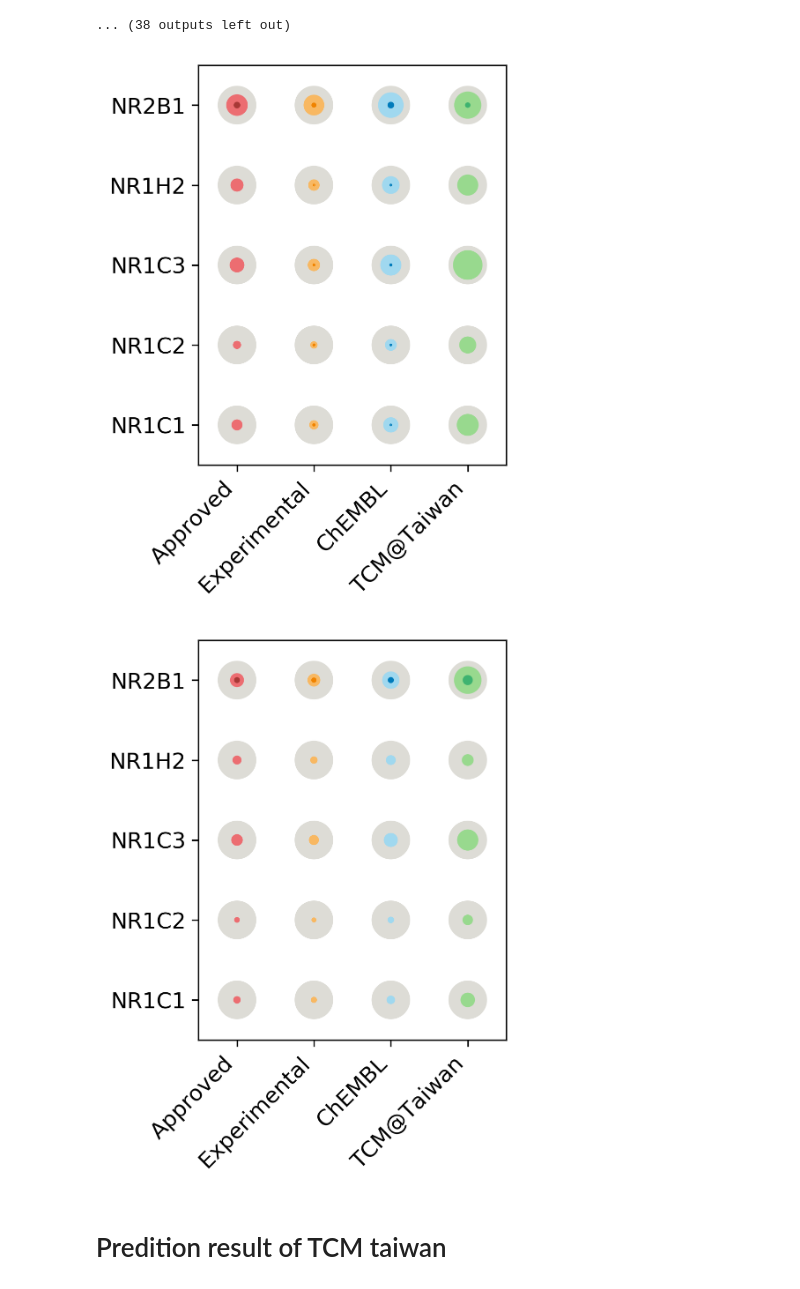
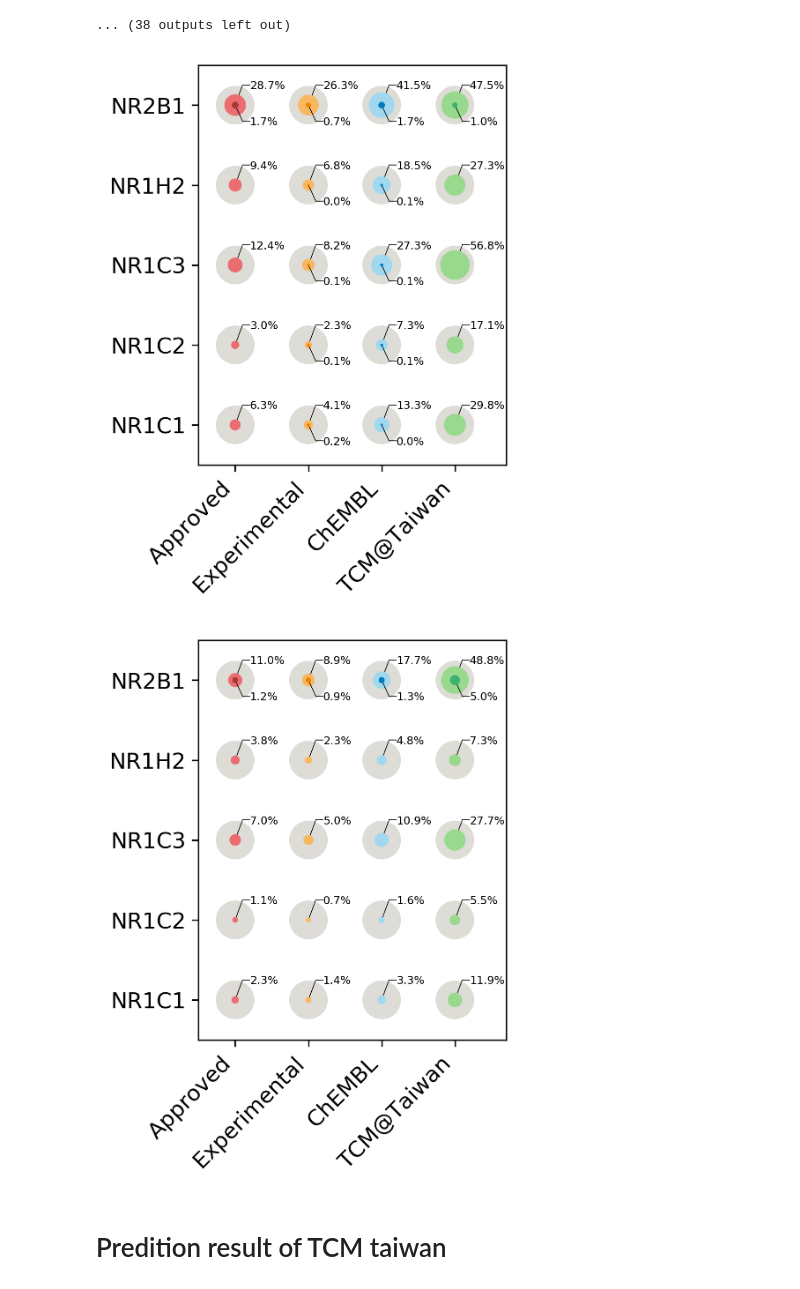
Before and after one commit to dfwlab/pisnrs, a Jupyter notebook: Notebooks/6. Testing in external databases_result.ipynb, the cells around one changed output. Drawn from its saved outputs; the diff is of its cells as text; code cells hidden in the pictures.

```diff
--- a/Notebooks/6. Testing in external databases_result.ipynb
+++ b/Notebooks/6. Testing in external databases_result.ipynb
@@ -152,14 +102,0 @@ TCM_Taiwan_rof.head(2)
-# %%
-for p in Pro_in_DB:
-    for res, rof_res in [(approved_drug_probs, approved_drug_rof),
-                         (experimental_drug_probs, experimental_drug_rof),
-                         (chembl_random_probs, chembl_random_rof),
-                         (TCM_Taiwan_probs, TCM_Taiwan_rof)]:
-        ligands = res.loc[res['PID']==p, 'ID'].values
-        rofs = np.array([(rof_res.loc[l, ['Hdonors', 'Hacceptors', 'Weight', 'Logp',
-                                          'rotableBonds']].values+0.0).sum()==5 for l in ligands])
-        values = res.loc[res['PID']==p, 'Prob'].values
-
-        pos_ligands = (rofs+0.0)*((values>=0.5)+0.0)
-        p, len(values), (values>=0.5).sum(), (values>=0.5).sum()/float(len(values))
-        p, len(values), pos_ligands.sum(), pos_ligands.sum()/float(len(values))
@@ -284,36 +207,52 @@ scaffold_res7
 # %%
 ligand_res5 = ligand_res5.loc[Pro_in_model, :]
 ligand_res7 = ligand_res7.loc[Pro_in_model, :]
 
 colors5 = ['#ec6d71', '#f8b862', '#a0d8ef', '#98d98e']
 colors7 = ['#a73836', '#f08300', '#007bbb', '#3eb370']
 color_map5 = []
 plot_data5 = []
 for i in range(ligand_res5.shape[1]):
     for j in range(ligand_res5.shape[0]):
         plot_data5.append([i, j, ligand_res5.iloc[j, i], 1.0])
         color_map5.append(colors5[i])
 plot_data5 = np.array(plot_data5)
 
 plot_data7 = []
 color_map7 = []
 for i in range(ligand_res7.shape[1]):
     for j in range(ligand_res7.shape[0]):
         plot_data7.append([i, j, ligand_res7.iloc[j, i], 1.0])
         color_map7.append(colors7[i])
 plot_data7 = np.array(plot_data7)
 
 _ = plt.figure(1, (3, 4), dpi=300)
 _ = plt.scatter(plot_data5[:, 0], plot_data5[:, 1], s=plot_data5[:, 3]*400, zorder=0, color='#dddcd6')
 _ = plt.scatter(plot_data5[:, 0], plot_data5[:, 1], s=plot_data5[:, 2]*400, zorder=10, color=color_map5)
-_ = plt.scatter(plot_data7[:, 0], plot_data7[:, 1], s=plot_data7[:, 2]*400, zorder=11, color=color_map7)
+_ = plt.scatter(plot_data7[:, 0], plot_data7[:, 1], s=plot_data7[:, 2]*400, zorder=15, color=color_map7)
+for l in range(len(plot_data5)):
+    i = plot_data5[l, 0]
+    j = plot_data5[l, 1]
+    v1 = plot_data5[l, 2]
+    value1 = "{:.1f}%".format(v1*100)
+    v2 = plot_data7[l, 2]
+    value2 = "{:.1f}%".format(v2*100)
+    if v1!=0:
+        _ = plt.annotate(value1, xy=(i+0.2, j+0.2), zorder=18, fontsize=6)
+        _ = plt.plot([i+0.2, i+0.1], [j+0.25, j+0.25], c='k', lw=0.4, zorder=8)
+        _ = plt.plot([i+0.0, i+0.1], [j+0.0, j+0.25], c='k', lw=0.4, zorder=8)
+    if v2!=0:
+        _ = plt.annotate(value2, xy=(i+0.2, j-0.25), zorder=18, fontsize=6)
+        _ = plt.plot([i+0.2, i+0.1], [j-0.2, j-0.2], c='k', lw=0.4, zorder=12)
+        _ = plt.plot([i+0.0, i+0.1], [j+0.0, j-0.2], c='k', lw=0.4, zorder=12)
+
 _ = plt.yticks(range(ligand_res5.shape[0]), list(ligand_res5.index), fontsize=12)
 _ = plt.xticks([0, 1, 2, 3], list(ligand_res5.columns), rotation=45, ha='right', fontsize=12)
-_ = plt.xlim(-0.5, 3.5)
+_ = plt.xlim(-0.5, 3.7)
 _ = plt.ylim(-0.5, 4.5)
 _ = plt.show()
 # %% [output]
-[figure, old version]
+[figure, new version]
 # %%
 scaffold_res5 = scaffold_res5.loc[Pro_in_model, :]
 scaffold_res7 = scaffold_res7.loc[Pro_in_model, :]
@@ -339,14 +278,30 @@ plot_data7 = np.array(plot_data7)
 _ = plt.figure(1, (3, 4), dpi=300)
 _ = plt.scatter(plot_data5[:, 0], plot_data5[:, 1], s=plot_data5[:, 3]*400, zorder=0, color='#dddcd6')
 _ = plt.scatter(plot_data5[:, 0], plot_data5[:, 1], s=plot_data5[:, 2]*400, zorder=10, color=color_map5)
-_ = plt.scatter(plot_data7[:, 0], plot_data7[:, 1], s=plot_data7[:, 2]*400, zorder=11, color=color_map7)
+_ = plt.scatter(plot_data7[:, 0], plot_data7[:, 1], s=plot_data7[:, 2]*400, zorder=15, color=color_map7)
+for l in range(len(plot_data5)):
+    i = plot_data5[l, 0]
+    j = plot_data5[l, 1]
+    v1 = plot_data5[l, 2]
+    value1 = "{:.1f}%".format(v1*100)
+    v2 = plot_data7[l, 2]
+    value2 = "{:.1f}%".format(v2*100)
+    if v1!=0:
+        _ = plt.annotate(value1, xy=(i+0.2, j+0.2), zorder=18, fontsize=6)
+        _ = plt.plot([i+0.2, i+0.1], [j+0.25, j+0.25], c='k', lw=0.4, zorder=8)
+        _ = plt.plot([i+0.0, i+0.1], [j+0.0, j+0.25], c='k', lw=0.4, zorder=8)
+    if v2!=0:
+        _ = plt.annotate(value2, xy=(i+0.2, j-0.25), zorder=18, fontsize=6)
+        _ = plt.plot([i+0.2, i+0.1], [j-0.2, j-0.2], c='k', lw=0.4, zorder=12)
+        _ = plt.plot([i+0.0, i+0.1], [j+0.0, j-0.2], c='k', lw=0.4, zorder=12)
+
 _ = plt.yticks(range(scaffold_res5.shape[0]), list(scaffold_res5.index), fontsize=12)
 _ = plt.xticks([0, 1, 2, 3], list(scaffold_res5.columns), rotation=45, ha='right', fontsize=12)
-_ = plt.xlim(-0.5, 3.5)
+_ = plt.xlim(-0.5, 3.7)
 _ = plt.ylim(-0.5, 4.5)
 _ = plt.show()
 # %% [output]
-[figure, old version]
+[figure, new version]
 # %% [markdown]
 # Predition result of TCM taiwan
 # %%
```
Also changed, not shown: parts of 3 cells of this notebook, 1 other file.
